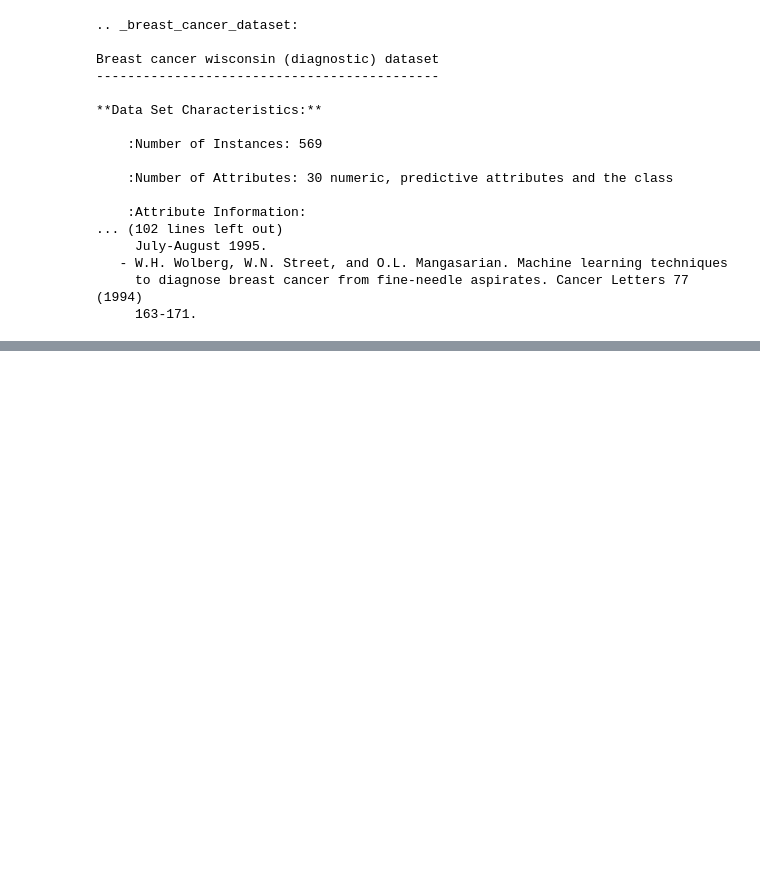
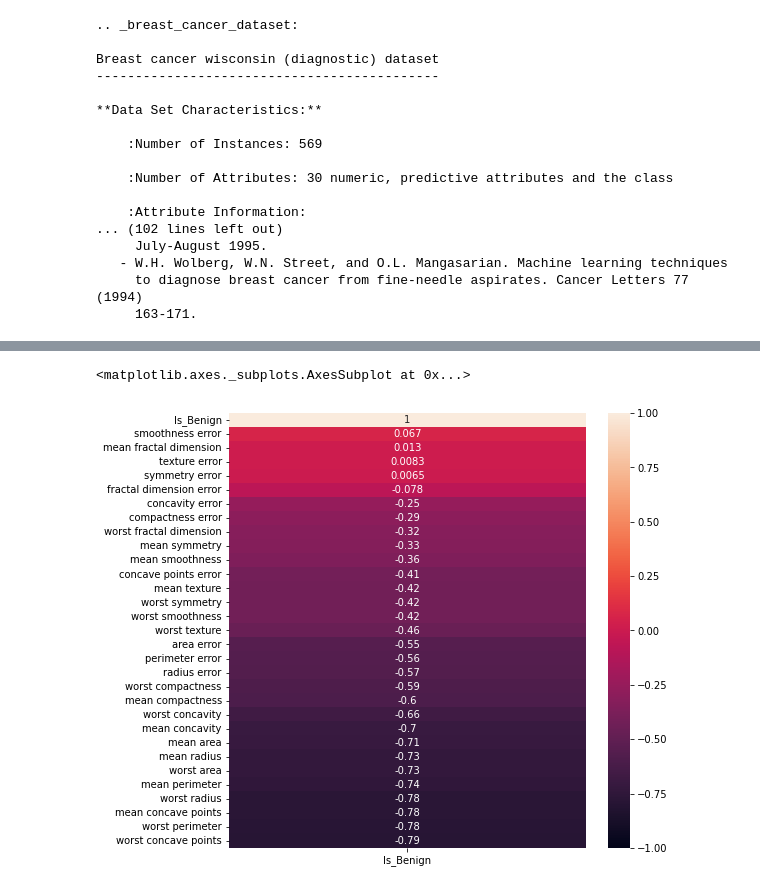
Before and after one commit to Pondorasti/DS-2.1, a Jupyter notebook: Class Work/Support_Vector_Machines (Breast_Cancer).ipynb, the cells around one changed output, grey strips where cells are left out. Saved outputs shown, nothing was run; the diff lists cells and outputs as text; code cells hidden in the pictures; blank space fills up the shorter version.

```diff
--- a/Class Work/Support_Vector_Machines (Breast_Cancer).ipynb
+++ b/Class Work/Support_Vector_Machines (Breast_Cancer).ipynb
@@ -144 +147,9 @@ correlation
+# %%
+# Feature correlation with the labels
+plt.figure(figsize=(8, 8))
+sns.heatmap(correlation[['Is_Benign']].sort_values(by=['Is_Benign'],
+            ascending=False), vmin=-1, annot=True)
+# %% [output]
+<matplotlib.axes._subplots.AxesSubplot at 0x...>
+[figure, added]
 # %%
```
Also changed, not shown: parts of 8 cells of this notebook.
